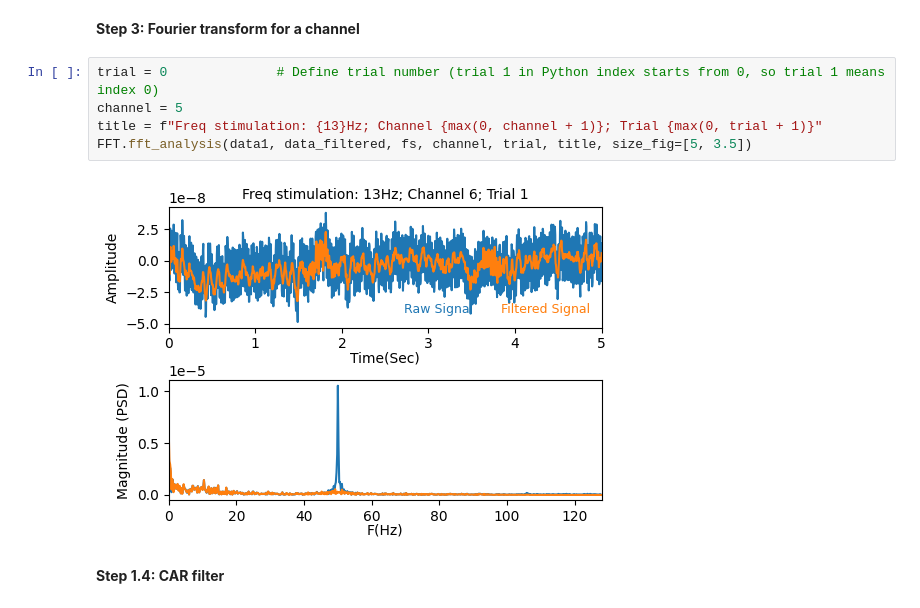
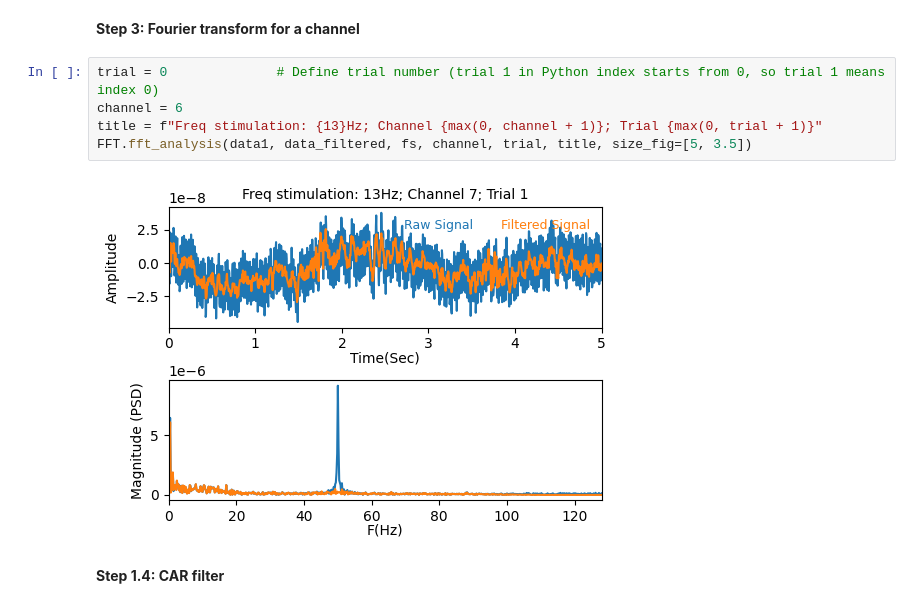
Before and after one commit to RezaSaadatyar/SSVEP-based-EEG-signal-processing, a Jupyter notebook: Code/Python/SSVEP.ipynb, the cells around one changed output. Drawn from its saved outputs; the diff is of its cells as text.

Commit message:
fft, filtering, plot

```diff
--- a/Code/Python/SSVEP.ipynb
+++ b/Code/Python/SSVEP.ipynb
@@ -184,11 +184,11 @@ Plot_data.plot_data(data_filtered[:, :, trial-1], fs, channels_name, first_point
 **Step 3: Fourier transform for a channel**
 # %%
 trial = 0              # Define trial number (trial 1 in Python index starts from 0, so trial 1 means index 0)
-channel = 5
+channel = 6
 title = f"Freq stimulation: {13}Hz; Channel {max(0, channel + 1)}; Trial {max(0, trial + 1)}"
 FFT.fft_analysis(data1, data_filtered, fs, channel, trial, title, size_fig=[5, 3.5])
 # %% [output]
-[figure, old version]
+[figure, new version]
 # %% [markdown]
 **Step 1.4: CAR filter**
 # %%
```
Also changed, not shown: 3 other files.
